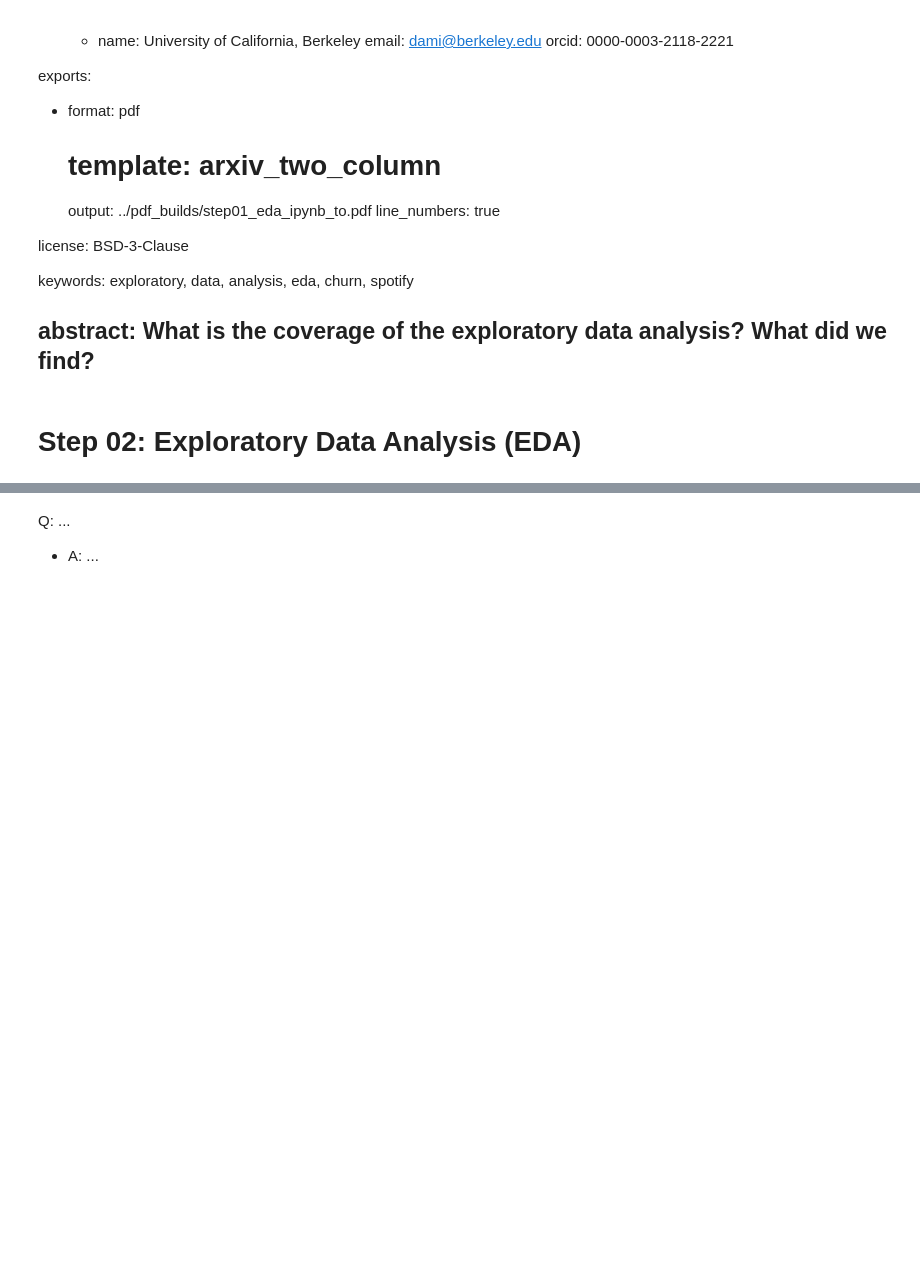
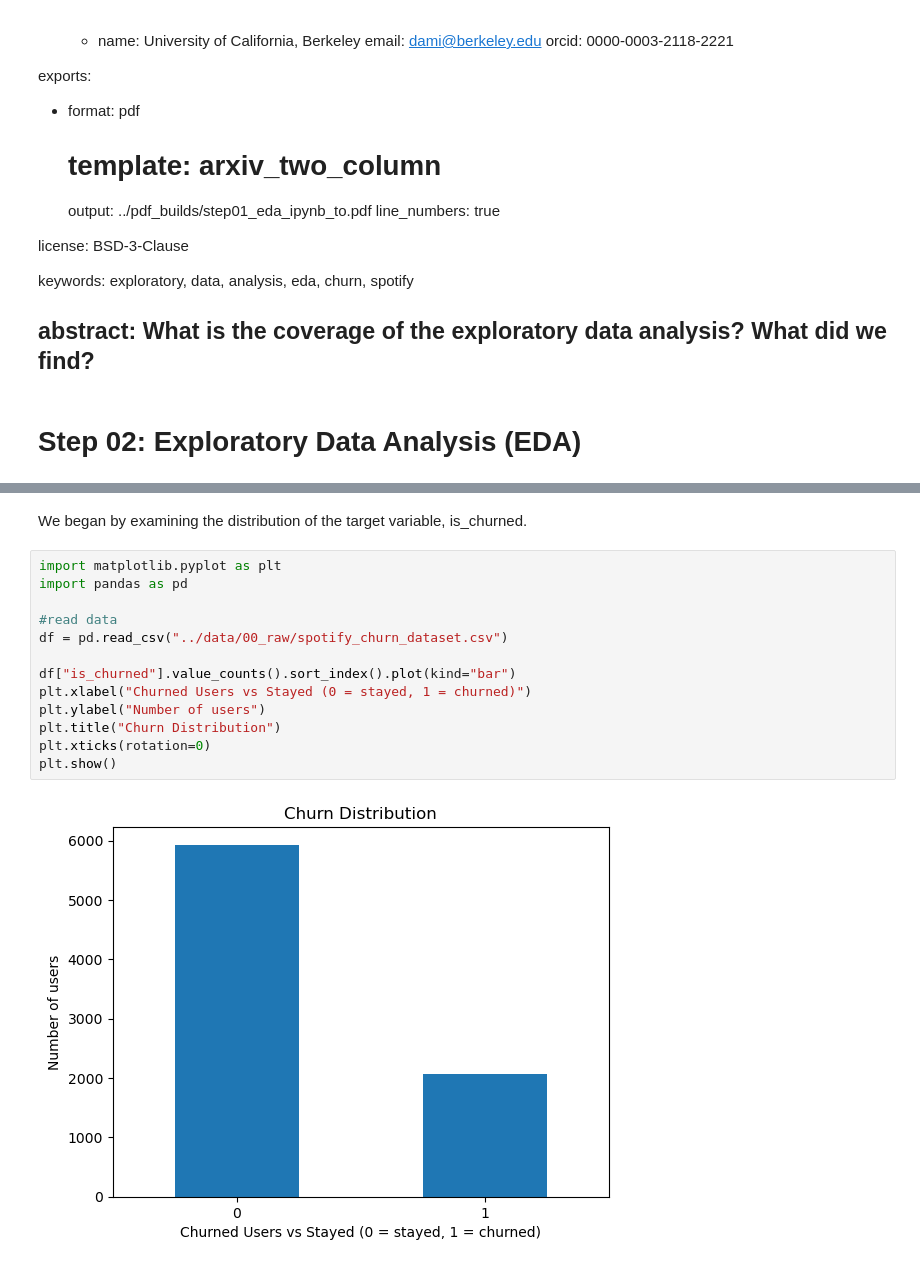
Before and after one commit to UCB-stat-159-f25/final-group08, a Jupyter notebook: notebooks/step02_eda.ipynb, the cells around one changed output, grey strips where cells are left out. Drawn from its saved outputs; the diff is of its cells as text; blank space fills up the shorter version.

```diff
--- a/notebooks/step02_eda.ipynb
+++ b/notebooks/step02_eda.ipynb
@@ -63,3 +68,17 @@ PosixPath('/home/jovyan/Projects/STAT_159_259/final-group08/data')
 # %% [markdown]
-Q: ...
-- A: ...
+We began by examining the distribution of the target variable, is_churned.
+# %%
+import matplotlib.pyplot as plt
+import pandas as pd
+
+#read data
+df = pd.read_csv("../data/00_raw/spotify_churn_dataset.csv")
+
+df["is_churned"].value_counts().sort_index().plot(kind="bar")
+plt.xlabel("Churned Users vs Stayed (0 = stayed, 1 = churned)")
+plt.ylabel("Number of users")
+plt.title("Churn Distribution")
+plt.xticks(rotation=0)
+plt.show()
+# %% [output]
+[figure, added]
```
Also changed, not shown: parts of 30 cells of this notebook.
